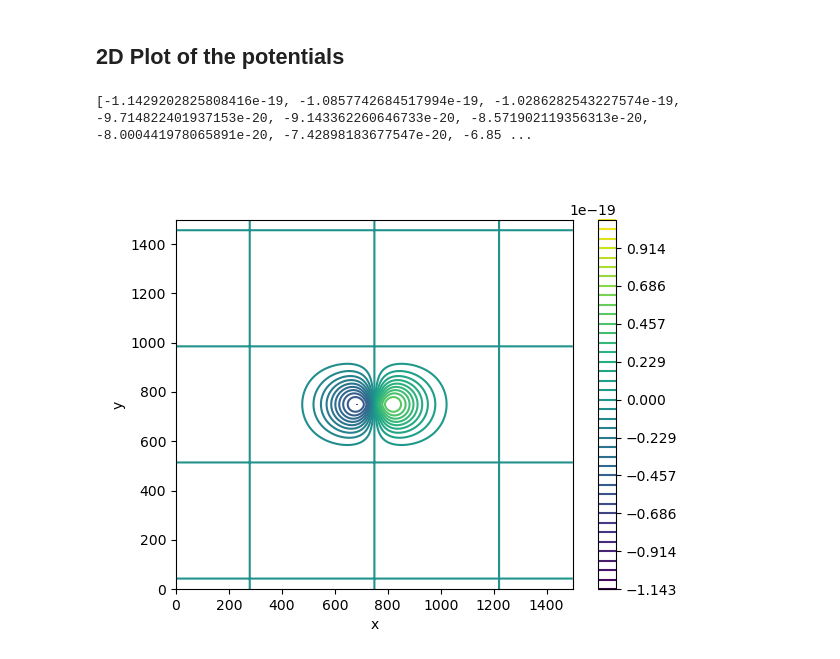
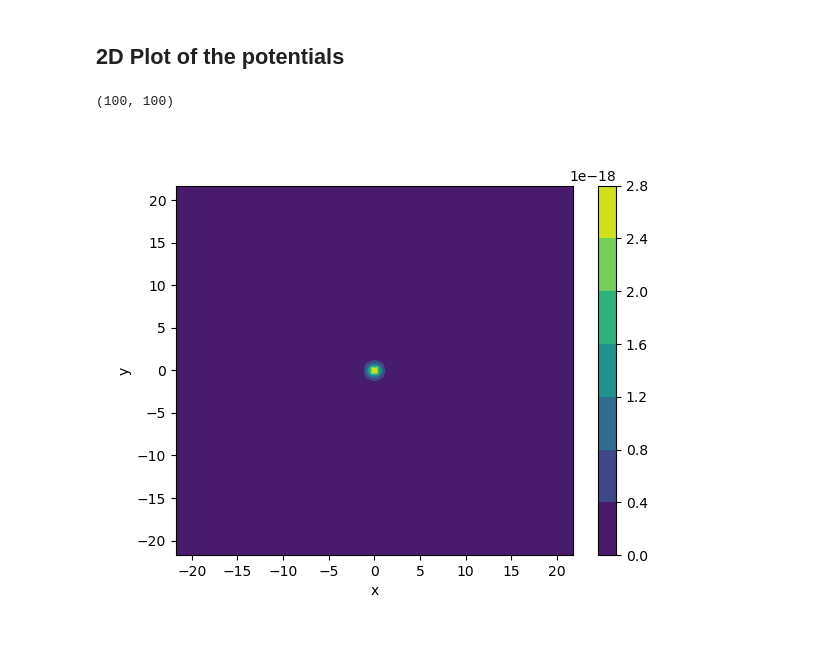
Before and after one commit to Ncanale/Channeling_Potential, a Jupyter notebook: potential_plot.ipynb, the cells around one changed output. Drawn from its saved outputs; the diff is of its cells as text; code cells hidden in the pictures.

```diff
--- a/potential_plot.ipynb
+++ b/potential_plot.ipynb
@@ -81,34 +81,40 @@ plt.show()
 # %% [markdown]
 ## 2D Plot of the potentials
 # %%
-# Definisci la funzione del potenziale (esempio)
+# Definisci la funzione del potenziale
 def U_DT_2D(x, y):
     U = 2/d_at*Z*z*e*a_0
     k1 = [(a_Si[i]/np.sqrt(B_Si[i]+2*u_1**2))*np.exp(-(x**2+y**2)/(B_Si[i]+2*u_1**2)) for i in range(0,len(a_Si))]
     k = sum(k1)
     return U*k
-
+nat =4
 # Definisci il range di x e y
-x = np.linspace(-5, 5, 1500)
-y = np.linspace(-5, 5, 1500)
+x = np.linspace(-nat*d_at, nat*d_at, 100)
+y = np.linspace(-nat*d_at, nat*d_at, 100)
 
 # Crea una griglia di coordinate x e y
 X, Y = np.meshgrid(x, y)
 
 # Calcola il valore del potenziale in ogni punto della griglia
-Z = U_DT_2D(X, Y)
+U_2D = U_DT_2D(X, Y)
+print(U_2D.shape)
+#Z = [U_DT_2D(X+j*d_at, Y+j*d_at) for j in range (-nat,nat)]
+
+#U_2D = [U_DT_2D(x+j*d_at, y+j*d_at) for j in range (-nat,nat)]
+#U_2D_sum = sum(U_2D)/e
+#U_2D_sum = U_2D_sum - min(U_2D_sum)
 # [-0,8,0,8]
 n=20
-levels = [ i*(Z.max()-Z.min())/n for i in range (-n,n)]
+levels = [ i*(U_2D.max()-U_2D.min())/n for i in range (-n,n)]
 #print (levels)
 # Crea il grafico
 # plt.imshow(Z, extent=[x.min(), x.max(), y.min(), y.max()], cmap='inferno')
-plt.contour(Z,levels)
+plt.contourf(x,y,U_2D)
 
 plt.colorbar()
 plt.xlabel('x')
 plt.ylabel('y')
 plt.show()
 # %% [output]
-[-1.1429202825808416e-19, -1.0857742684517994e-19, -1.0286282543227574e-19, -9.714822401937153e-20, -9.143362260646733e-20, -8.571902119356313e-20, -8.000441978065891e-20, -7.42898183677547e-20, -6.85 ...
+(100, 100)
-[figure, old version]
+[figure, new version]
```
Also changed, not shown: parts of 1 cell of this notebook.
